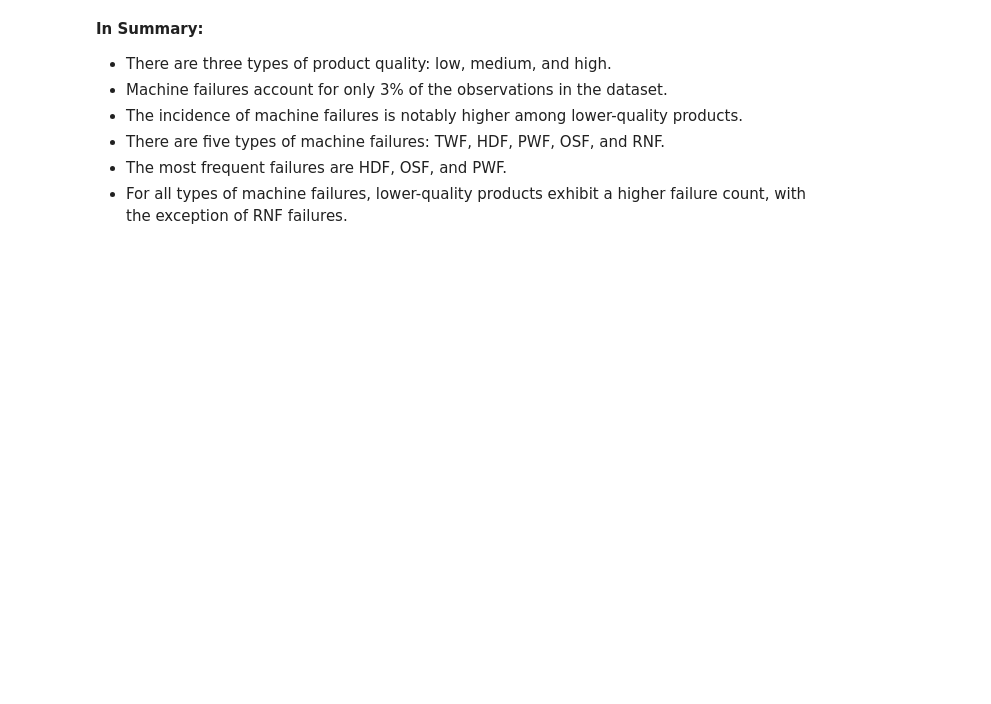
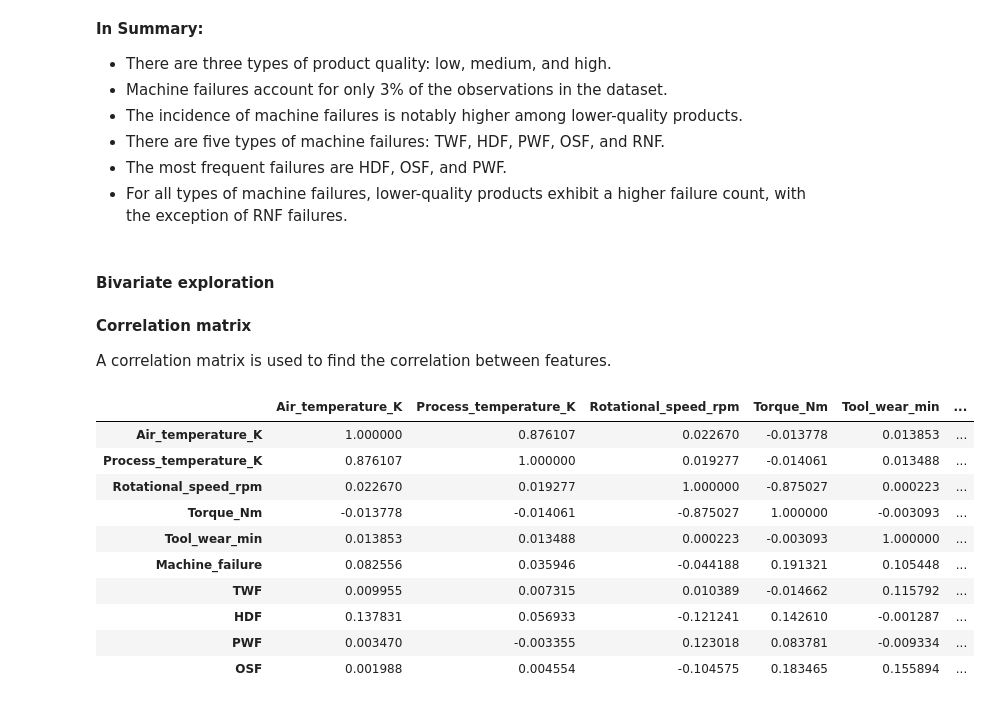
Before and after one commit to herrerovir/Predictive-maintenance-industrial-machinery, a Jupyter notebook: Predictive-maintenance-of-industrial-machinery.ipynb, the cells around one changed output. Saved outputs shown, nothing was run; the diff lists cells and outputs as text; code cells hidden in the pictures; blank space fills up the shorter version.

Commit message:
Add bivariate exploration

```diff
--- a/Predictive-maintenance-of-industrial-machinery.ipynb
+++ b/Predictive-maintenance-of-industrial-machinery.ipynb
@@ -420,3 +420,24 @@ predictive_maintenance = predictive_maintenance.drop("RNF", axis = 1)
 - There are five types of machine failures: TWF, HDF, PWF, OSF, and RNF.
 - The most frequent failures are HDF, OSF, and PWF.
 - For all types of machine failures, lower-quality products exhibit a higher failure count, with the exception of RNF failures.
+# %% [markdown]
+#### **Bivariate exploration**
+# %% [markdown]
+**Correlation matrix**
+
+A correlation matrix is used to find the correlation between features.
+# %%
+correlations = predictive_maintenance.corr(numeric_only = True)
+correlations
+# %% [output]
+|  | Air_temperature_K | Process_temperature_K | Rotational_speed_rpm | Torque_Nm | Tool_wear_min | ... |
+| Air_temperature_K | 1.000000 | 0.876107 | 0.022670 | -0.013778 | 0.013853 | ... |
+| Process_temperature_K | 0.876107 | 1.000000 | 0.019277 | -0.014061 | 0.013488 | ... |
+| Rotational_speed_rpm | 0.022670 | 0.019277 | 1.000000 | -0.875027 | 0.000223 | ... |
+| Torque_Nm | -0.013778 | -0.014061 | -0.875027 | 1.000000 | -0.003093 | ... |
+| Tool_wear_min | 0.013853 | 0.013488 | 0.000223 | -0.003093 | 1.000000 | ... |
+| Machine_failure | 0.082556 | 0.035946 | -0.044188 | 0.191321 | 0.105448 | ... |
+| TWF | 0.009955 | 0.007315 | 0.010389 | -0.014662 | 0.115792 | ... |
+| HDF | 0.137831 | 0.056933 | -0.121241 | 0.142610 | -0.001287 | ... |
+| PWF | 0.003470 | -0.003355 | 0.123018 | 0.083781 | -0.009334 | ... |
+| OSF | 0.001988 | 0.004554 | -0.104575 | 0.183465 | 0.155894 | ... |
```
Also changed, not shown: parts of 7 cells of this notebook.
